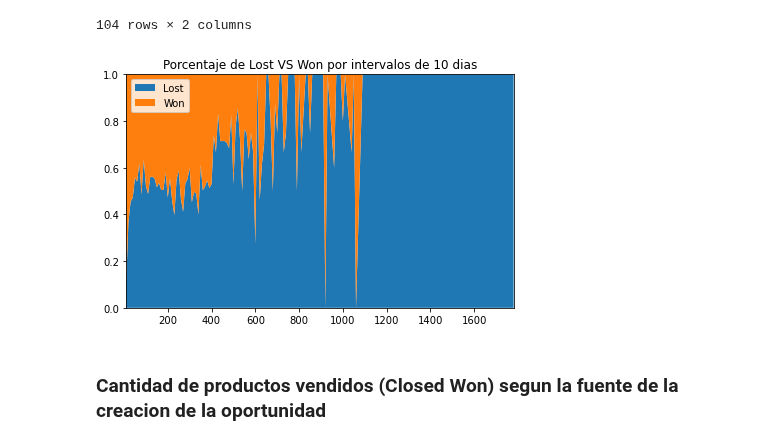
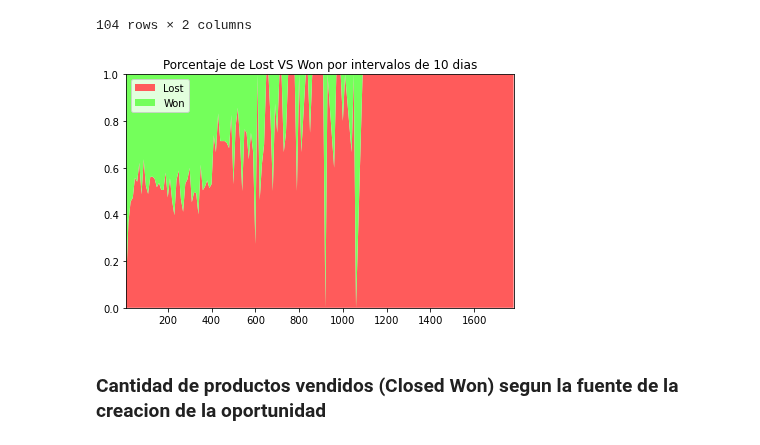
Before and after one commit to FernandoSinisi/Orga-Datos-2C-2020, a Jupyter notebook: TP1/Otros_graficos.ipynb, the cells around one changed output. Cells and saved outputs as stored; diff of their text form; code cells hidden in the pictures.

```diff
--- a/TP1/Otros_graficos.ipynb
+++ b/TP1/Otros_graficos.ipynb
@@ -189,17 +189,18 @@ df_won_vs_lost_cada_10_dias_perc
 # %%
 #rows = len(df_won_vs_lost_cada_10_dias_perc.index + 1)
 #range(0,rows)
-plt.stackplot(df_won_vs_lost_cada_10_dias_perc.index,  df_won_vs_lost_cada_10_dias_perc["Lost"],  df_won_vs_lost_cada_10_dias_perc["Won"], labels=['Lost','Won'])
+color_map = ["#ff5b5b", "#74ff5b"]
+plt.stackplot(df_won_vs_lost_cada_10_dias_perc.index,  df_won_vs_lost_cada_10_dias_perc["Lost"],  df_won_vs_lost_cada_10_dias_perc["Won"], labels=['Lost','Won'], colors= color_map)
 plt.legend(loc='upper left')
 plt.margins(0,0)
 plt.title('Porcentaje de Lost VS Won por intervalos de 10 dias')
 
 #plt.tight_layout()
 #plt.savefig("pngs/porcentaje-oportunidades-lost-won-por-intervalo-10-dias.png")
 
 plt.show()
 # %% [output]
-[figure, old version]
+[figure, new version]
 # %% [markdown]
 ### Cantidad de productos vendidos (Closed Won) segun la fuente de la creacion de la oportunidad
 # %%
```
Also changed, not shown: parts of 13 cells of this notebook, 7 other files.
